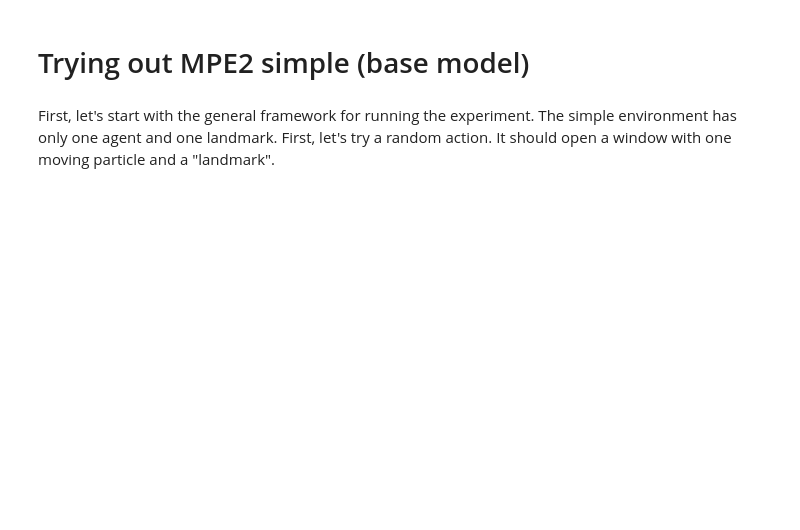
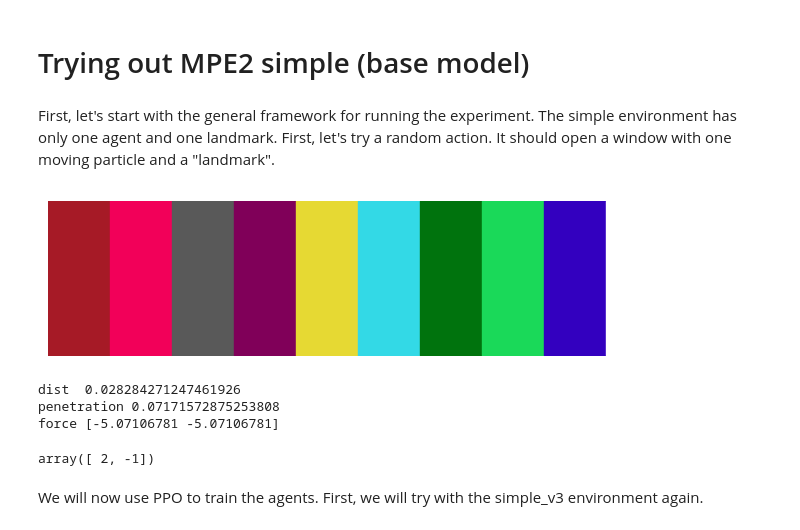
Before and after one commit to PaulaHagen/part-sim, a Jupyter notebook: notebook.ipynb, the cells around one changed output. Drawn from its saved outputs; the diff is of its cells as text; code cells hidden in the pictures; blank space fills up the shorter version.

```diff
--- a/notebook.ipynb
+++ b/notebook.ipynb
@@ -3,6 +3,52 @@
 # %% [markdown]
 First, let's start with the general framework for running the experiment. The simple environment has only one agent and one landmark. First, let's try a random action.
 It should open a window with one moving particle and a "landmark".
+# %%
+import numpy as np
+import matplotlib.pyplot as plt
+
+colors = [np.array([0.0, 0.0, 0.0]),
+          np.array([0.95, 0.0, 0.35]),
+          np.array([0.35, 0.35, 0.35]),
+          np.array([0.5, 0.0, 0.35]),
+          np.array([0.9, 0.85, 0.2]),
+          np.array([0.2, 0.85, 0.9]),
+          np.array([0.0, 0.45, 0.05]),
+          np.array([0.1, 0.85, 0.35]),
+          np.array([0.2, 0.0, 0.75]),
+          np.array([1.0, 1.0, 1.0])]
+
+# Show the colors as patches
+plt.figure(figsize=(8, 2))
+for i, c in enumerate(colors):
+    plt.fill_between([i, i+1], 0, 1, color=c)
+plt.xlim(0, len(colors))
+plt.ylim(0, 1)
+plt.axis('off')
+plt.show()
+# %% [output]
+[figure, added]
+# %%
+import numpy as np
+contact_margin = 1e-3
+contact_force = 1e2
+dist_min = 0.1
+delta_pos = np.array([0.98,0.98]) - np.array([1.0,1.0])
+# compute Euclidean distance
+dist = np.sqrt(np.sum(np.square(delta_pos)))
+penetration = np.logaddexp(0, -(dist - dist_min) / contact_margin) * contact_margin
+force = contact_force * delta_pos / dist * penetration
+print("dist ", dist)
+print("penetration", penetration)
+print("force", force)
+# %% [output]
+dist  0.028284271247461926
+penetration 0.07171572875253808
+force [-5.07106781 -5.07106781]
+# %%
+np.array([1,0]) + np.array([1,-1])
+# %% [output]
+array([ 2, -1])
 # %%
 # Using the "simple" environment from the multi-agent-particle-envs (mpe2) package as a template
 from mpe2 import simple_v3
@@ -19,3 +65,5 @@ for agent in env.agent_iter():
 
     env.step(action)
 env.close()
+# %% [markdown]
+We will now use PPO to train the agents. First, we will try with the simple_v3 environment again.
```
Also changed, not shown: parts of 15 cells of this notebook, 4 other files.
